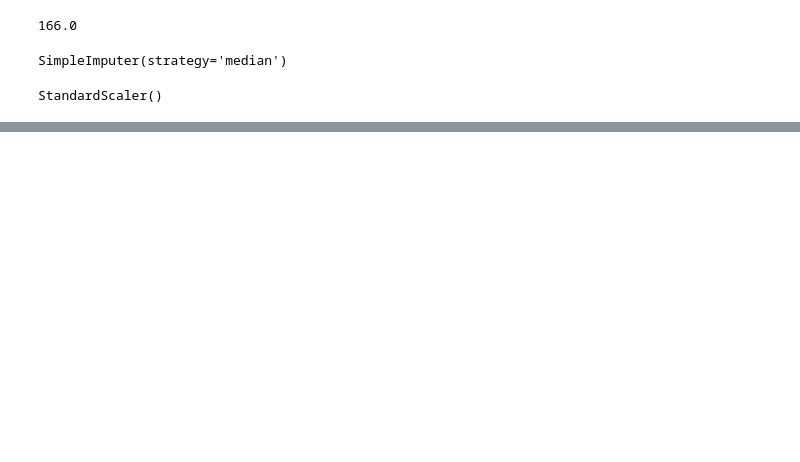
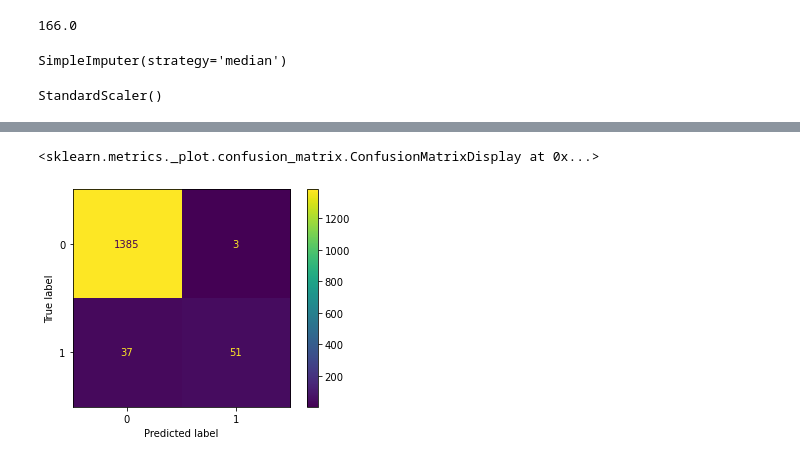
Before and after one commit to haydenj8/NBA_Project3, a Jupyter notebook: Project_Notebook_1.ipynb, the cells around one changed output, grey strips where cells are left out. Cells and saved outputs as stored; diff of their text form; code cells hidden in the pictures; blank space fills up the shorter version.

Commit message:
working on finalizing models and writing markdowns

```diff
--- a/Project_Notebook_1.ipynb
+++ b/Project_Notebook_1.ipynb
@@ -856,7 +559,7 @@ param_grid = {'n_estimators': [50, 75, 100],
               'max_leaf_nodes': [5, 10, 15, 20],
               'n_jobs': [-1]}
 # %%
-rf_gs = GridSearchCV(estimator=rf, param_grid=param_grid, scoring='accuracy')
+rf_gs = GridSearchCV(estimator=rf, param_grid=param_grid, scoring='f1')
 # %%
 rf_gs.fit(X_train_scaled, y_train)
 # %% [output]
@@ -880 +593,6 @@ RandomForestClassifier(criterion='entropy', max_depth=20, max_leaf_nodes=20,
+# %%
+plot_confusion_matrix(rf_model, X_train_scaled, y_train)
+# %% [output]
+<sklearn.metrics._plot.confusion_matrix.ConfusionMatrixDisplay at 0x...>
+[figure, added]
 # %%
```
Also changed, not shown: parts of 77 cells of this notebook.
